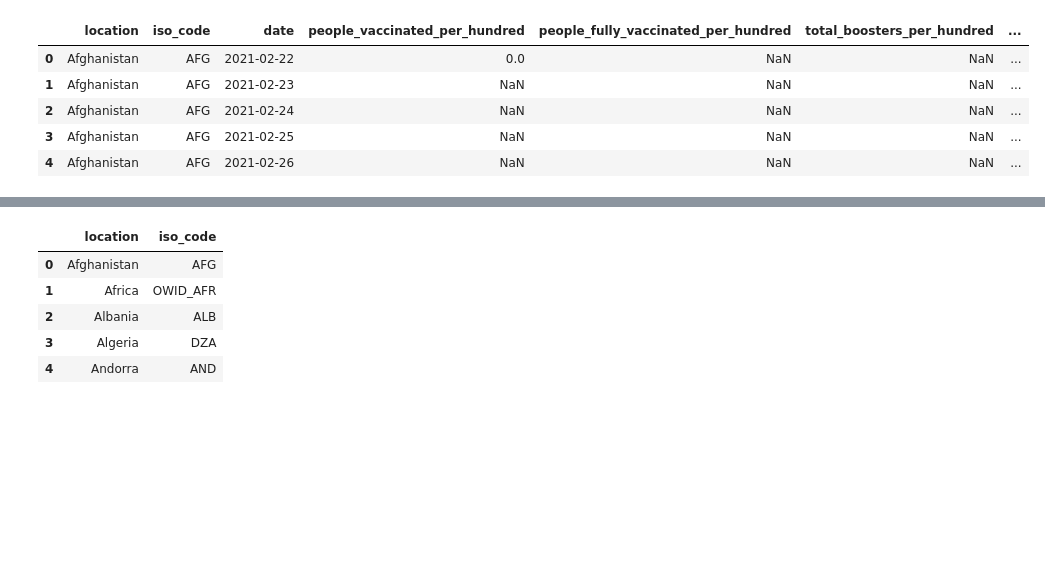
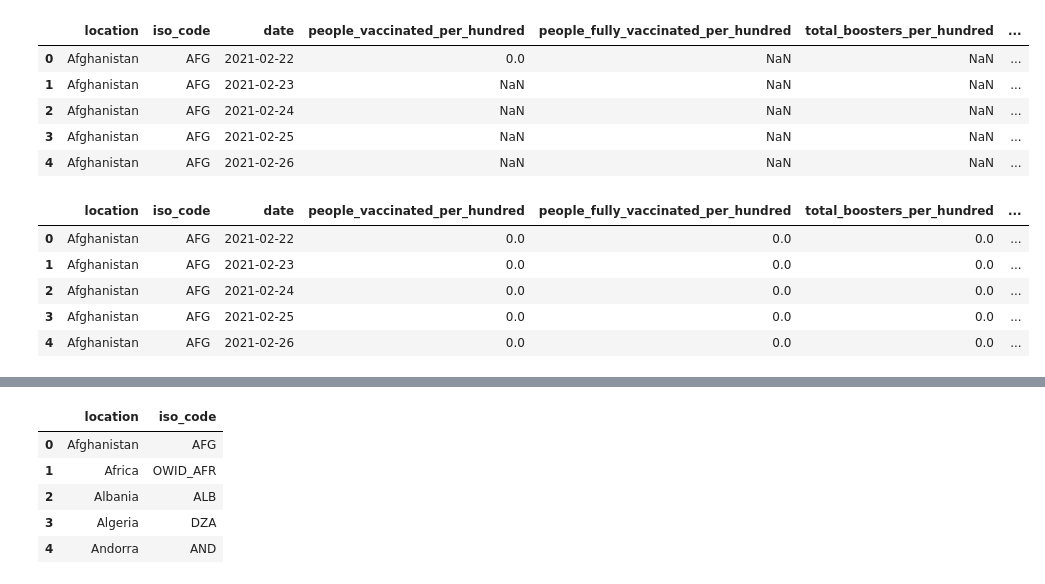
Before and after one commit to Alphaomegainfinity/COVID19_Vaccination, a Jupyter notebook: vaccinations.ipynb, the cells around one changed output, grey strips where cells are left out. Cells and saved outputs as stored; diff of their text form; code cells hidden in the pictures; blank space fills up the shorter version.

```diff
--- a/vaccinations.ipynb
+++ b/vaccinations.ipynb
@@ -65,8 +65,8 @@ vaccination_rate_df.head()
 # %%
 # set columns for second table
 
-vaccination_daily_df = vaccinations_df[['location', 'iso_code', 'date', 'people_vaccinated_per_hundred', 'people_fully_vaccinated_per_hundred', 'total_boosters_per_hundred', 'daily_vaccinations_per_million' ]].copy()
-vaccination_daily_df.head()
+vaccination_perhundred_df = vaccinations_df[['location', 'iso_code', 'date', 'people_vaccinated_per_hundred', 'people_fully_vaccinated_per_hundred', 'total_boosters_per_hundred', 'daily_vaccinations_per_million' ]].copy()
+vaccination_perhundred_df.head()
 # %% [output]
 |  | location | iso_code | date | people_vaccinated_per_hundred | people_fully_vaccinated_per_hundred | total_boosters_per_hundred | ... |
 | 0 | Afghanistan | AFG | 2021-02-22 | 0.0 | NaN | NaN | ... |
@@ -74,3 +74,13 @@ vaccination_daily_df.head()
 | 2 | Afghanistan | AFG | 2021-02-24 | NaN | NaN | NaN | ... |
 | 3 | Afghanistan | AFG | 2021-02-25 | NaN | NaN | NaN | ... |
 | 4 | Afghanistan | AFG | 2021-02-26 | NaN | NaN | NaN | ... |
+# %%
+vaccination_perhundred_df.fillna(0, inplace=True)
+vaccination_perhundred_df.head()
+# %% [output]
+|  | location | iso_code | date | people_vaccinated_per_hundred | people_fully_vaccinated_per_hundred | total_boosters_per_hundred | ... |
+| 0 | Afghanistan | AFG | 2021-02-22 | 0.0 | 0.0 | 0.0 | ... |
+| 1 | Afghanistan | AFG | 2021-02-23 | 0.0 | 0.0 | 0.0 | ... |
+| 2 | Afghanistan | AFG | 2021-02-24 | 0.0 | 0.0 | 0.0 | ... |
+| 3 | Afghanistan | AFG | 2021-02-25 | 0.0 | 0.0 | 0.0 | ... |
+| 4 | Afghanistan | AFG | 2021-02-26 | 0.0 | 0.0 | 0.0 | ... |
```
Also changed, not shown: parts of 6 cells of this notebook.
